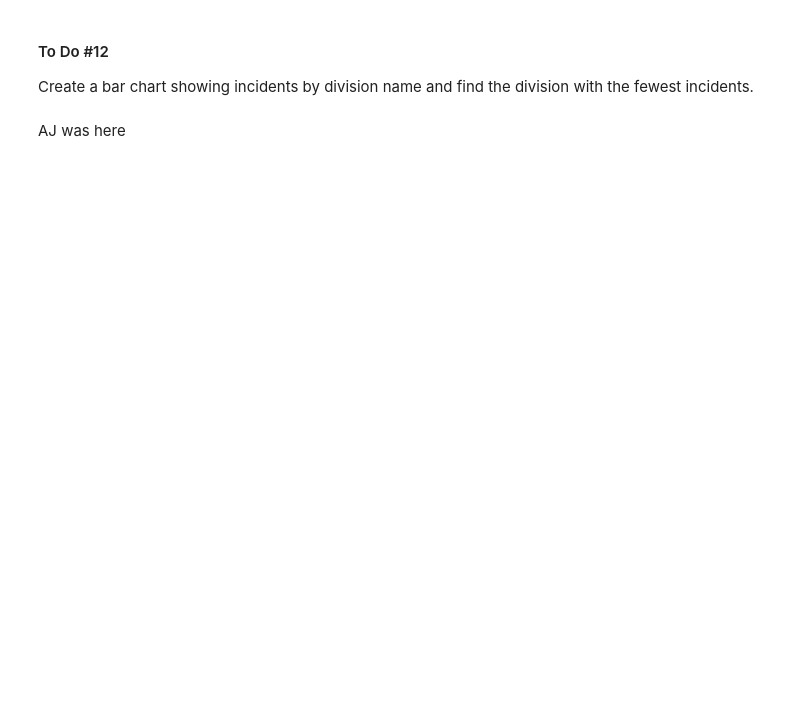
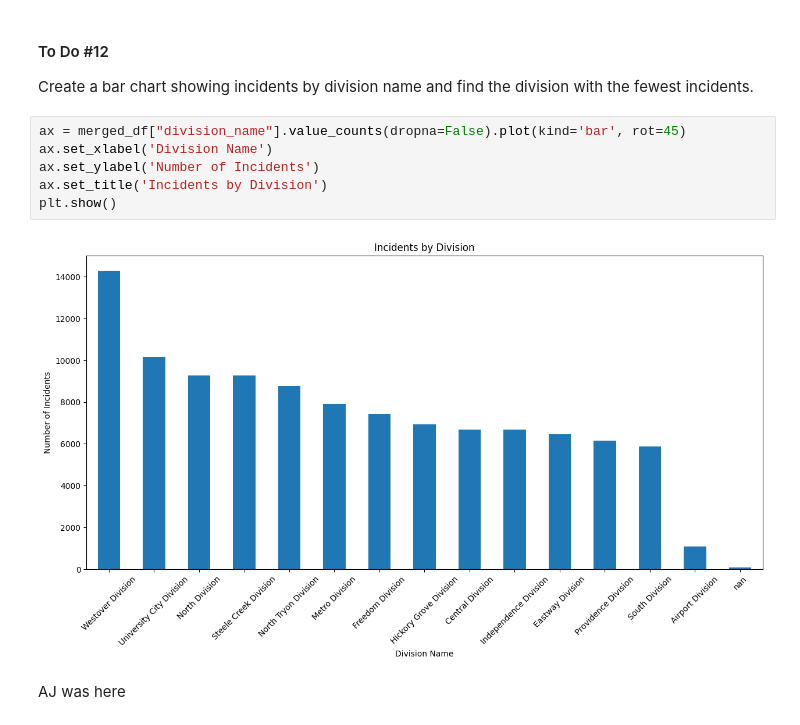
Before and after one commit to nanajjar/class_demo, a Jupyter notebook: S3_DataPrep.ipynb, the cells around one changed output. Saved outputs shown, nothing was run; the diff lists cells and outputs as text; blank space fills up the shorter version.

```diff
--- a/S3_DataPrep.ipynb
+++ b/S3_DataPrep.ipynb
@@ -373,5 +416,13 @@ merged_df.head()
 # %% [markdown]
  #### To Do #12
 Create a bar chart showing incidents by division name and find the division with the fewest incidents.
+# %%
+ax = merged_df["division_name"].value_counts(dropna=False).plot(kind='bar', rot=45)
+ax.set_xlabel('Division Name')
+ax.set_ylabel('Number of Incidents')
+ax.set_title('Incidents by Division')
+plt.show()
+# %% [output]
+[figure, added]
 # %% [markdown]
 AJ was here
```
Also changed, not shown: parts of 6 cells of this notebook.
